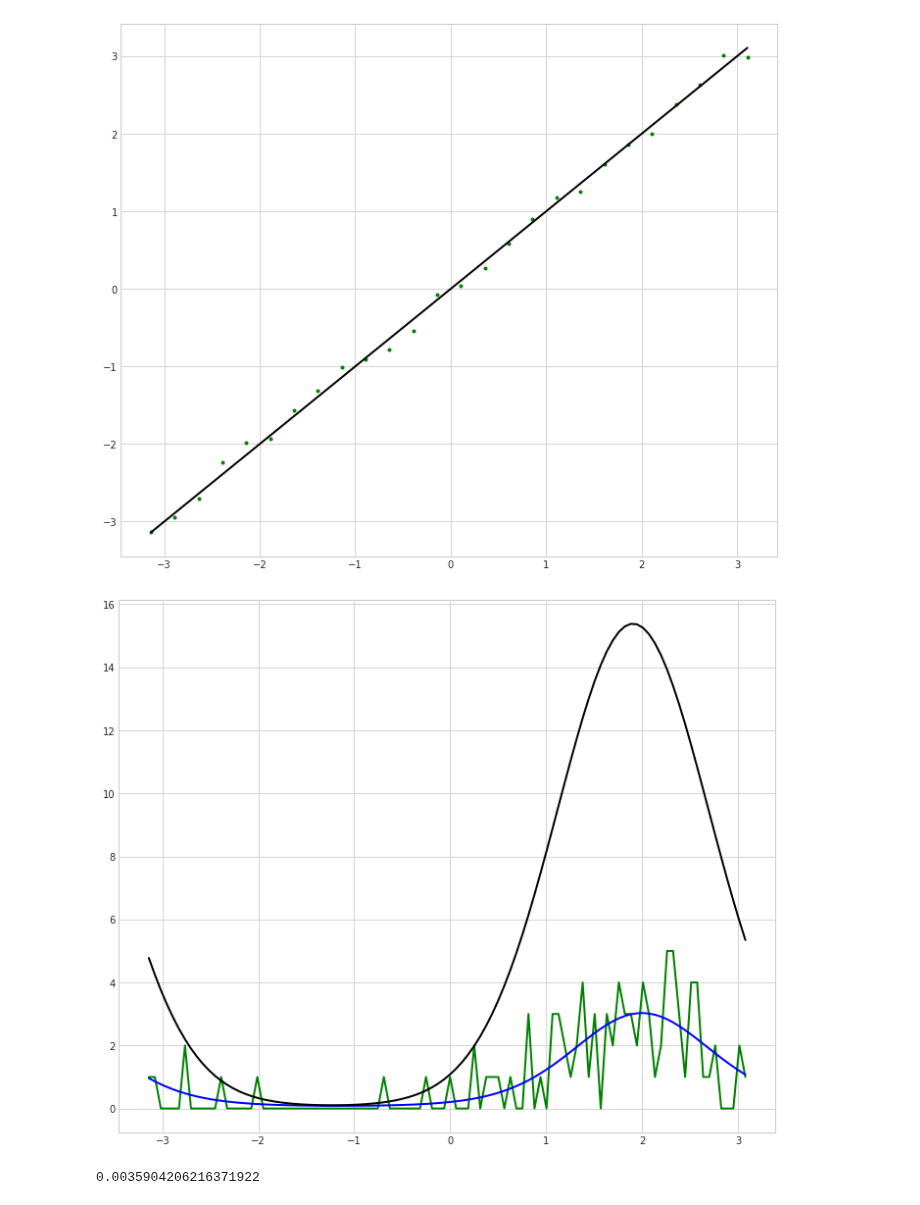
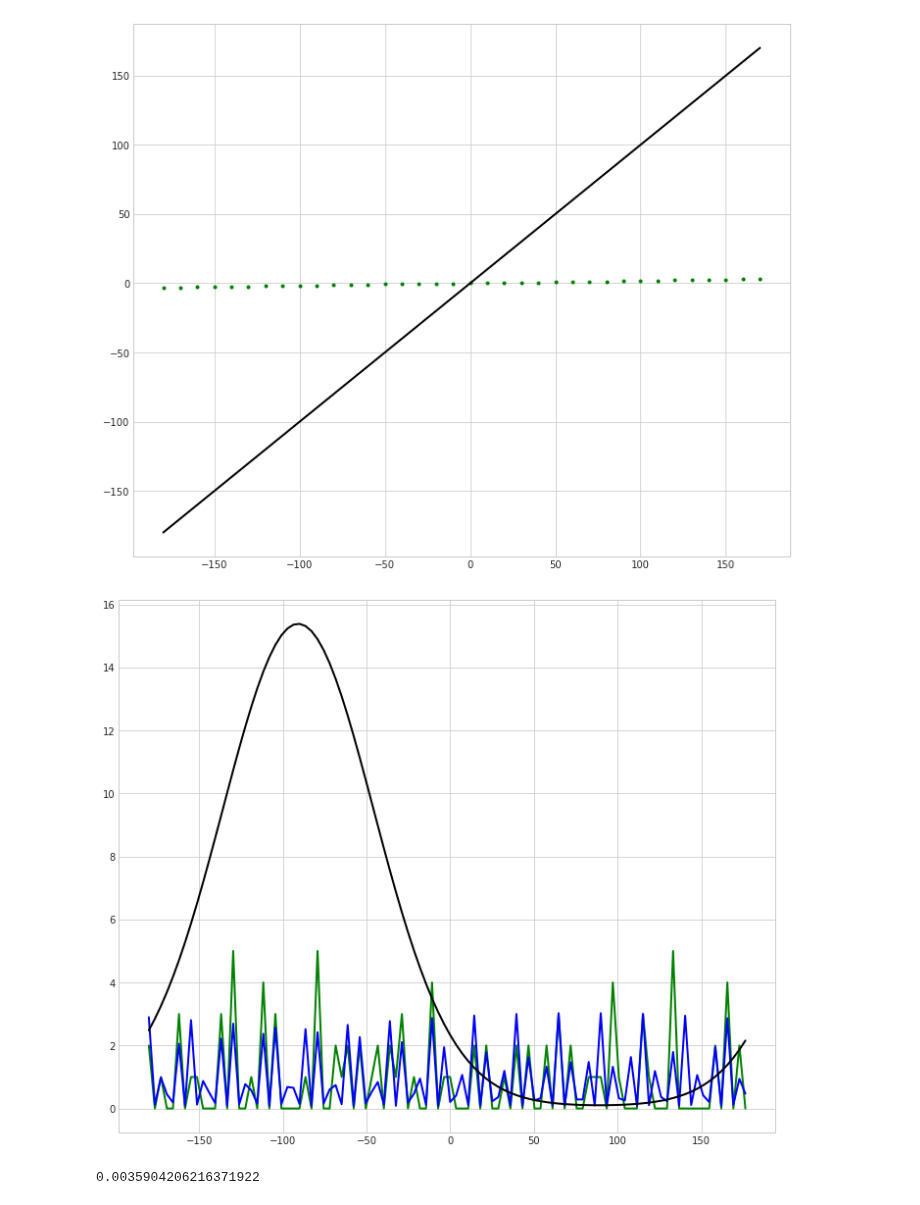
Before and after one commit to mlprt/neurkal, a Jupyter notebook: exploration.ipynb, the cells around one changed output. Drawn from its saved outputs; the diff is of its cells as text; code cells hidden in the pictures.

```diff
--- a/exploration.ipynb
+++ b/exploration.ipynb
@@ -16,12 +24,14 @@ palette = itertools.cycle(sns.color_palette())
 # %%
 def gen_input_act(a, b=2, c=1, d=0.01):
     def input_act(x, x_i):
-        return a * (np.exp(b * (np.cos(x - x_i) - c)) + d)
+        return a * (np.exp(b * (np.cos(np.deg2rad(x - x_i)) - c)) + d)
     def input_act_d(x, x_i):
-        return -a * b * np.sin(x - x_i) * np.exp(b * (np.cos(x - x_i) - c))
+        return -a * b * np.sin(np.deg2rad(x - x_i)) * np.exp(b * (np.cos(np.deg2rad(x - x_i)) - c))
     return input_act, input_act_d
 # %%
 input_act, input_act_d = gen_input_act(3, 2, 1, 0.01)
+# %%
+space = [-180, 180]  # range of preferred values
 # %%
 ## Visualize activation function for sensory input layer
 act = np.vectorize(input_act)
@@ -65,10 +90,5 @@ for p in prefs:
 # %%
 ## Example evolution of noisy activity in recurrent network
-def gaussian_filter(p, K_w, delta):
-    def filt(i, k):
-        return K_w * np.exp((np.cos(2*np.pi*(i - k)/p) - 1) / delta**2)
-    return filt
-
 # parameters
 x = 2  # actual sensory input
 p = 100  # number of units in network
@@ -80,13 +100,13 @@ steps = 200
 
 filt = gaussian_filter(p, K_w, delta)
 
-xs = np.arange(-np.pi, np.pi, 0.25)
+xs = np.arange(*space, 10)
 x_est = []
 for x in xs:
-    recurrent_net = neurkal.RecurrentPopCode(weight_func=filt, S=S, mu=mu, shape=p,
-                                         act_func=input_act, dist=np.random.poisson)
+    recurrent_net = neurkal.RecurrentPopCode(weight_func=filt, S=S, mu=mu, n=p, space=space,
+                                             act_func=input_act, dist=np.random.poisson)
     recurrent_net(x)  # initialize by (noisy) sampling
-    prefs = recurrent_net.prefs[0]
+    prefs = recurrent_net.prefs
     cr_bound2 = recurrent_net.cr_bound
     for i in range(steps):
         recurrent_net.step()
@@ -98,42 +118,42 @@ ax.plot(xs, x_est, 'g.')
 ax.plot(xs, xs, 'k-', lw=2)
 plt.show()
 # %% [output]
-[figure, old version]
+[figure, new version]
 # %%
 ## Example evolution of noisy activity in recurrent network
 def gaussian_filter(p, K_w, delta):
     def filt(i, k):
         return K_w * np.exp((np.cos(2*np.pi*(i - k)/p) - 1) / delta**2)
     return filt
 
 # parameters
 x = 2  # actual sensory input
+space = [-180, 180]  # range of preferred values (deg)
 p = 100  # number of units in network
 delta = 0.718  # controls width of Gaussian filter giving recurrent weights
 K_w = 1  # gain of recurrent connections
 S = 0  # divisive normalization constant
 mu = 0.002  # divisive normalization weight
 steps = 200
 
 filt = gaussian_filter(p, K_w, delta)
 
-
-recurrent_net = neurkal.RecurrentPopCode(weight_func=filt, S=S, mu=mu, n=p,
+recurrent_net = neurkal.RecurrentPopCode(weight_func=filt, S=S, mu=mu, n=p, space=space,
                                          act_func=input_act, dist=np.random.poisson)
 recurrent_net(x)  # initialize by (noisy) sampling
 prefs = recurrent_net.prefs
 cr_bound2 = recurrent_net.cr_bound
 
 fs = recurrent_net.mean_activity
 fig, ax = plt.subplots(figsize=(12, 10))
 ax.plot(prefs, recurrent_net.activity, 'g', lw=2)
 ax.plot(prefs, recurrent_net.mean_activity, 'b', lw=2)
 for i in range(steps):
     recurrent_net.step()
 ax.plot(prefs, recurrent_net.activity, 'k', lw=2)
 plt.show()
 # %% [output]
-[figure, old version]
+[figure, new version]
 # %%
 # analytical Cramer-Rao bounds (vs. numerical method used in PopCode)
 dx_f = np.array([input_act_d(x, x_i) for x_i in recurrent_net.prefs[0]])
```
Also changed, not shown: parts of 7 cells of this notebook, 3 other files.
